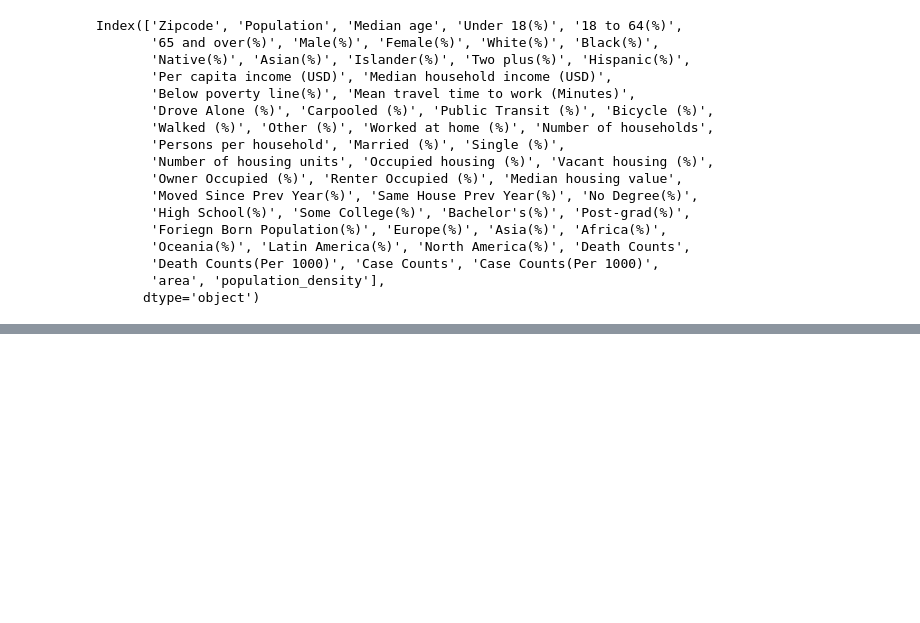
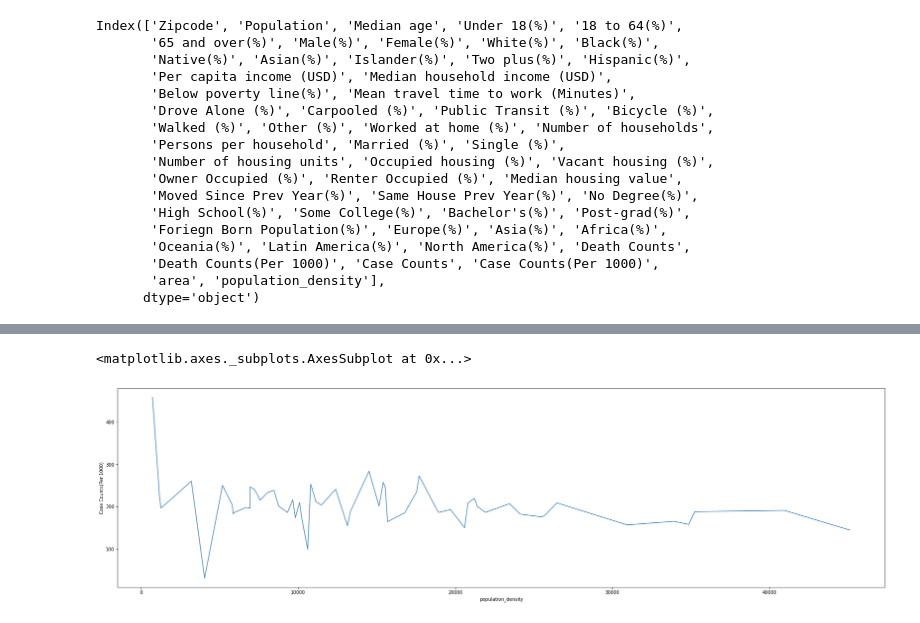
Before and after one commit to uic-cs418/modeling-the-pandemic, a Jupyter notebook: kushwah-notebook.ipynb, the cells around one changed output, grey strips where cells are left out. Cells and saved outputs as stored; diff of their text form; code cells hidden in the pictures; blank space fills up the shorter version.

```diff
--- a/kushwah-notebook.ipynb
+++ b/kushwah-notebook.ipynb
@@ -150,0 +138,6 @@ sns.lineplot(data=merged_data, y="population_density", x="Death Counts", color='
+# %%
+plt.figure(figsize=(30,8))
+sns.lineplot(data=merged_data, x="population_density", y="Case Counts(Per 1000)", color='steelblue')
+# %% [output]
+<matplotlib.axes._subplots.AxesSubplot at 0x...>
+[figure, added]
```
Also changed, not shown: parts of 21 cells of this notebook.
